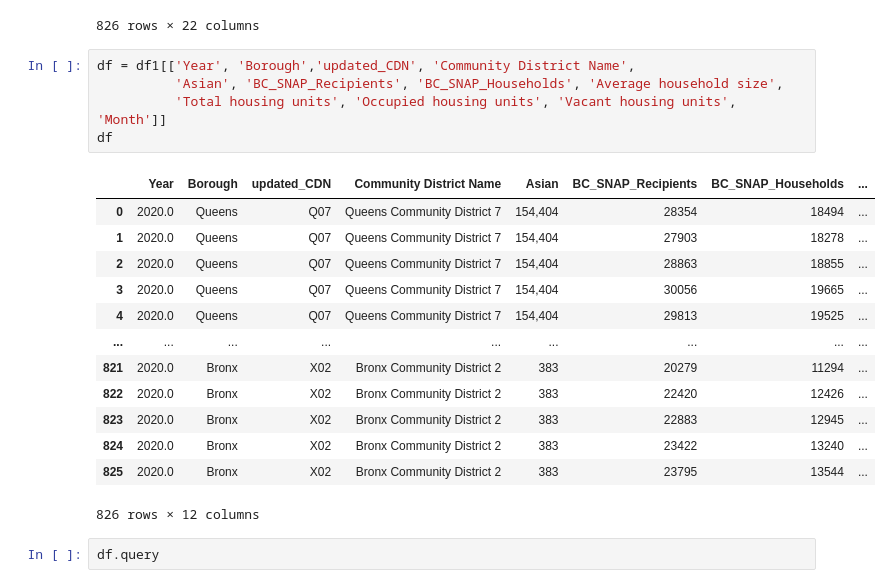
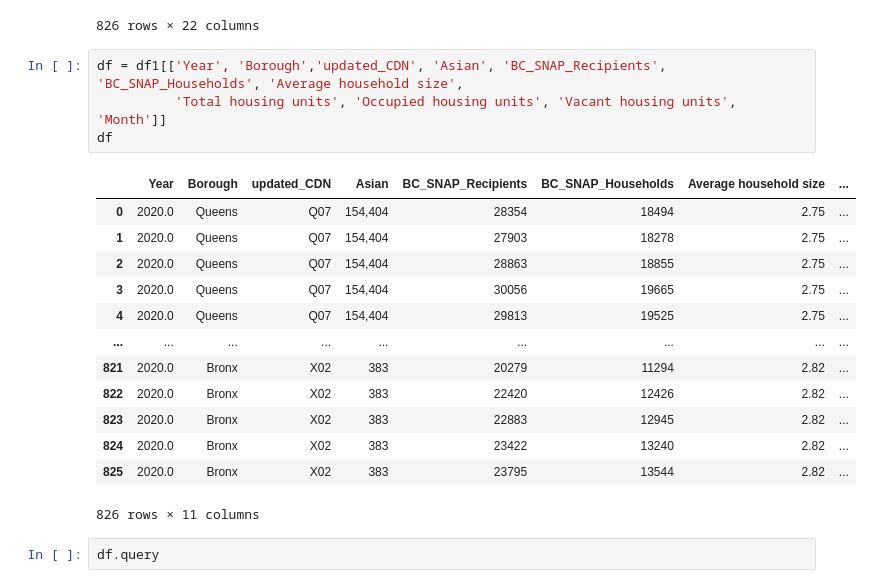
Before and after one commit to arubybonilla/2023-asam-benefits, a Jupyter notebook: 2023-asam-benefits-analysis-smail-bonilla.ipynb, the cells around one changed output. Saved outputs shown, nothing was run; the diff lists cells and outputs as text.

```diff
--- a/2023-asam-benefits-analysis-smail-bonilla.ipynb
+++ b/2023-asam-benefits-analysis-smail-bonilla.ipynb
@@ -158,24 +158,23 @@ df1
 | 825 | 2020.0 | CD | Bronx | 202 | X02 | Bronx Community District 2 | 54,454 | ... |
 826 rows × 22 columns
 # %%
-df = df1[['Year', 'Borough','updated_CDN', 'Community District Name',
-          'Asian', 'BC_SNAP_Recipients', 'BC_SNAP_Households', 'Average household size',
+df = df1[['Year', 'Borough','updated_CDN', 'Asian', 'BC_SNAP_Recipients', 'BC_SNAP_Households', 'Average household size',
           'Total housing units', 'Occupied housing units', 'Vacant housing units', 'Month']]
 df
 # %% [output]
-|  | Year | Borough | updated_CDN | Community District Name | Asian | BC_SNAP_Recipients | BC_SNAP_Households | ... |
-| 0 | 2020.0 | Queens | Q07 | Queens Community District 7 | 154,404 | 28354 | 18494 | ... |
-| 1 | 2020.0 | Queens | Q07 | Queens Community District 7 | 154,404 | 27903 | 18278 | ... |
-| 2 | 2020.0 | Queens | Q07 | Queens Community District 7 | 154,404 | 28863 | 18855 | ... |
-| 3 | 2020.0 | Queens | Q07 | Queens Community District 7 | 154,404 | 30056 | 19665 | ... |
-| 4 | 2020.0 | Queens | Q07 | Queens Community District 7 | 154,404 | 29813 | 19525 | ... |
+|  | Year | Borough | updated_CDN | Asian | BC_SNAP_Recipients | BC_SNAP_Households | Average household size | ... |
+| 0 | 2020.0 | Queens | Q07 | 154,404 | 28354 | 18494 | 2.75 | ... |
+| 1 | 2020.0 | Queens | Q07 | 154,404 | 27903 | 18278 | 2.75 | ... |
+| 2 | 2020.0 | Queens | Q07 | 154,404 | 28863 | 18855 | 2.75 | ... |
+| 3 | 2020.0 | Queens | Q07 | 154,404 | 30056 | 19665 | 2.75 | ... |
+| 4 | 2020.0 | Queens | Q07 | 154,404 | 29813 | 19525 | 2.75 | ... |
 | ... | ... | ... | ... | ... | ... | ... | ... | ... |
-| 821 | 2020.0 | Bronx | X02 | Bronx Community District 2 | 383 | 20279 | 11294 | ... |
-| 822 | 2020.0 | Bronx | X02 | Bronx Community District 2 | 383 | 22420 | 12426 | ... |
-| 823 | 2020.0 | Bronx | X02 | Bronx Community District 2 | 383 | 22883 | 12945 | ... |
-| 824 | 2020.0 | Bronx | X02 | Bronx Community District 2 | 383 | 23422 | 13240 | ... |
-| 825 | 2020.0 | Bronx | X02 | Bronx Community District 2 | 383 | 23795 | 13544 | ... |
+| 821 | 2020.0 | Bronx | X02 | 383 | 20279 | 11294 | 2.82 | ... |
+| 822 | 2020.0 | Bronx | X02 | 383 | 22420 | 12426 | 2.82 | ... |
+| 823 | 2020.0 | Bronx | X02 | 383 | 22883 | 12945 | 2.82 | ... |
+| 824 | 2020.0 | Bronx | X02 | 383 | 23422 | 13240 | 2.82 | ... |
+| 825 | 2020.0 | Bronx | X02 | 383 | 23795 | 13544 | 2.82 | ... |
-826 rows × 12 columns
+826 rows × 11 columns
 # %%
 df.query
 # %% [output]
```
Also changed, not shown: parts of 8 cells of this notebook.
